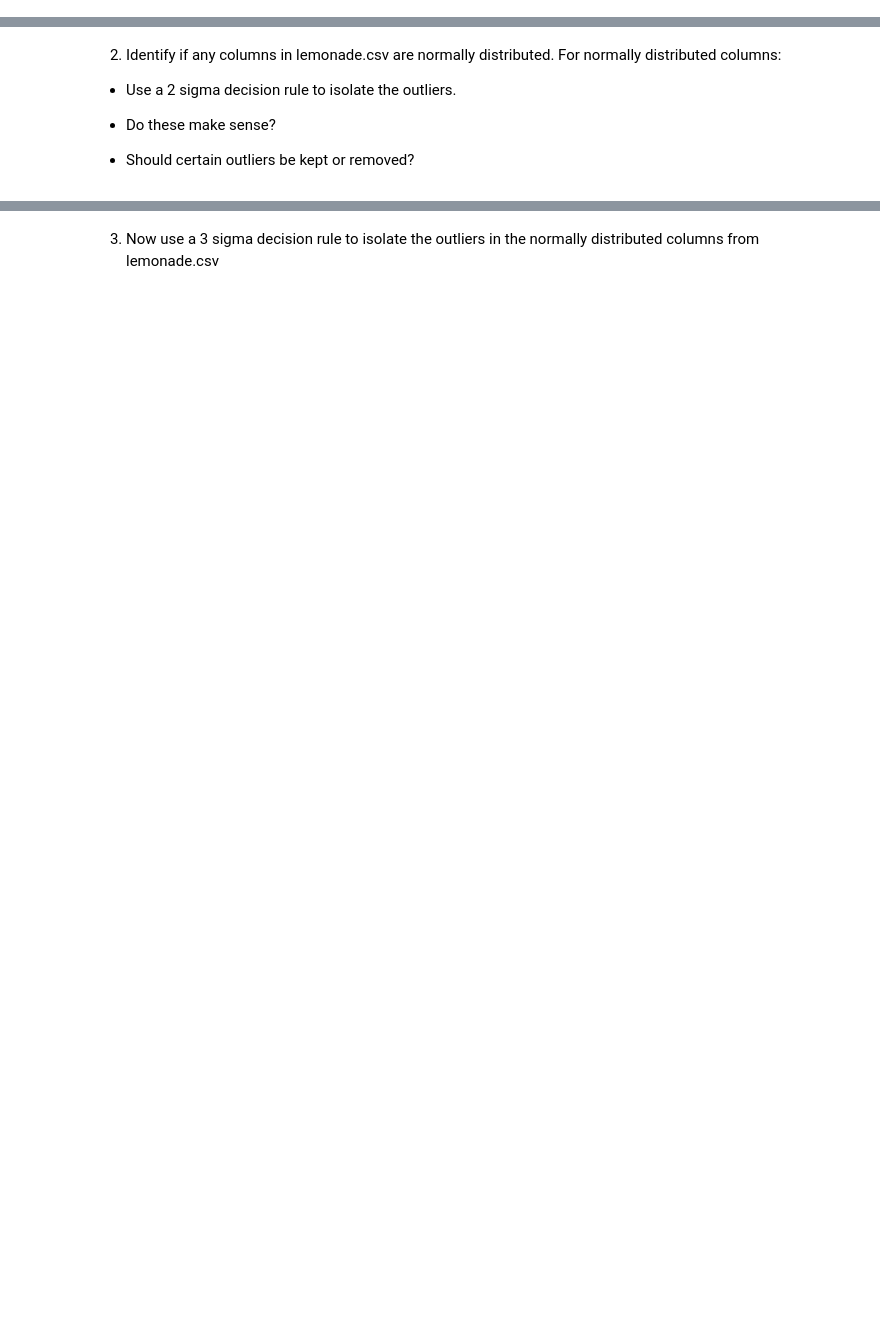
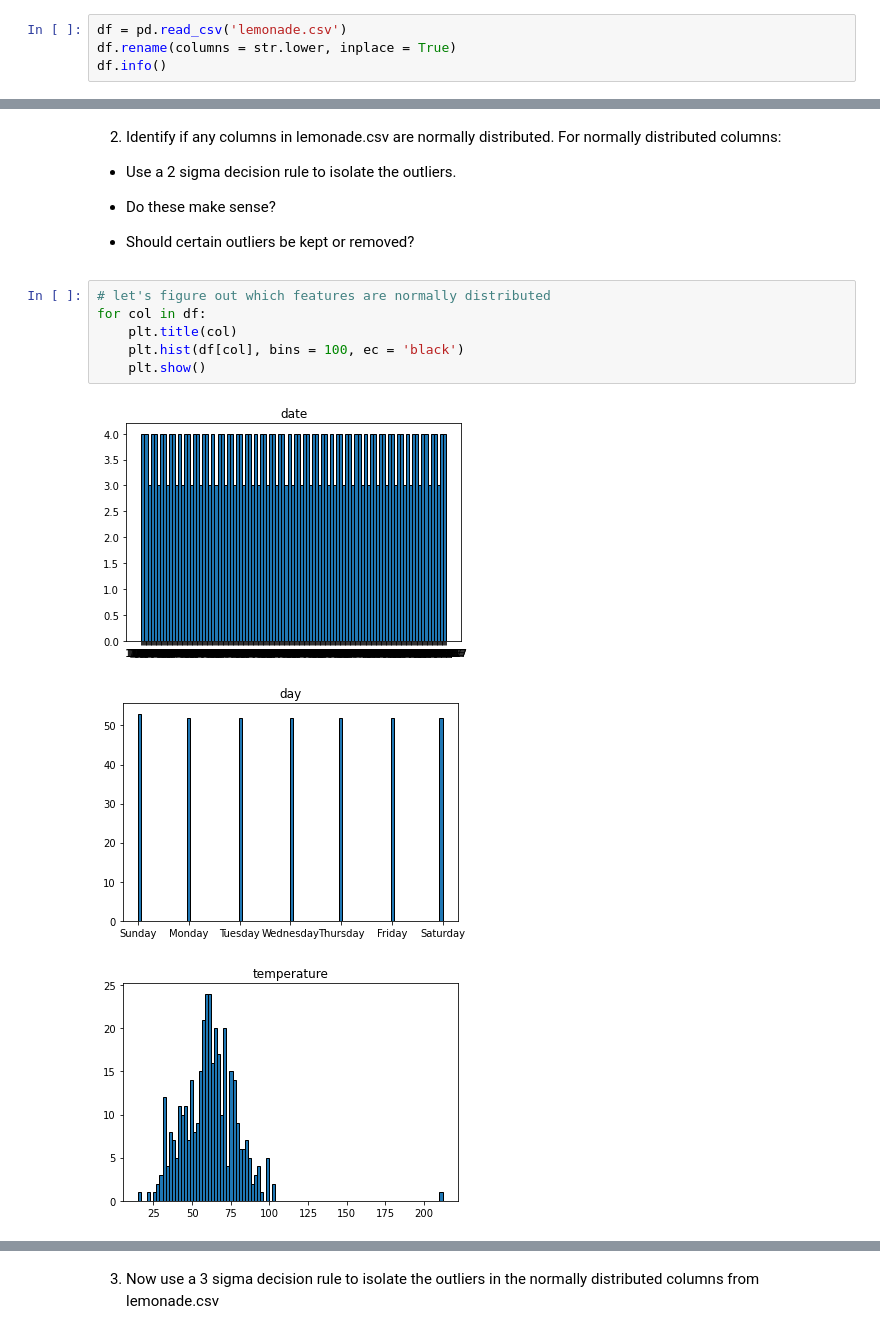
Before and after one commit to david-rodriguez-siller/anomaly-detection-exercises, a Jupyter notebook: continuous_probabilistic_methods.ipynb, the cells around one changed output, grey strips where cells are left out. Saved outputs shown, nothing was run; the diff lists cells and outputs as text; blank space fills up the shorter version.

```diff
--- a/continuous_probabilistic_methods.ipynb
+++ b/continuous_probabilistic_methods.ipynb
@@ -53,2 +35,6 @@ memory usage: 20.1+ KB
 # %% [markdown]
 - Use the IQR Range Rule and the upper and upper bounds to identify the upper outliers of each column of lemonade.csv, using the multiplier of 1.5. Do these upper outliers make sense? Which outliers should be kept?
+# %%
+df = pd.read_csv('lemonade.csv')
+df.rename(columns = str.lower, inplace = True)
+df.info()
@@ -64,3 +141,13 @@ memory usage: 20.1+ KB
  - Do these make sense?
 
  - Should certain outliers be kept or removed?
+# %%
+# let's figure out which features are normally distributed
+for col in df:
+    plt.title(col)
+    plt.hist(df[col], bins = 100, ec = 'black')
+    plt.show()
+# %% [output]
+[figure, added]
+[figure, added]
+[figure, added]
```
Also changed, not shown: parts of 30 cells of this notebook.
